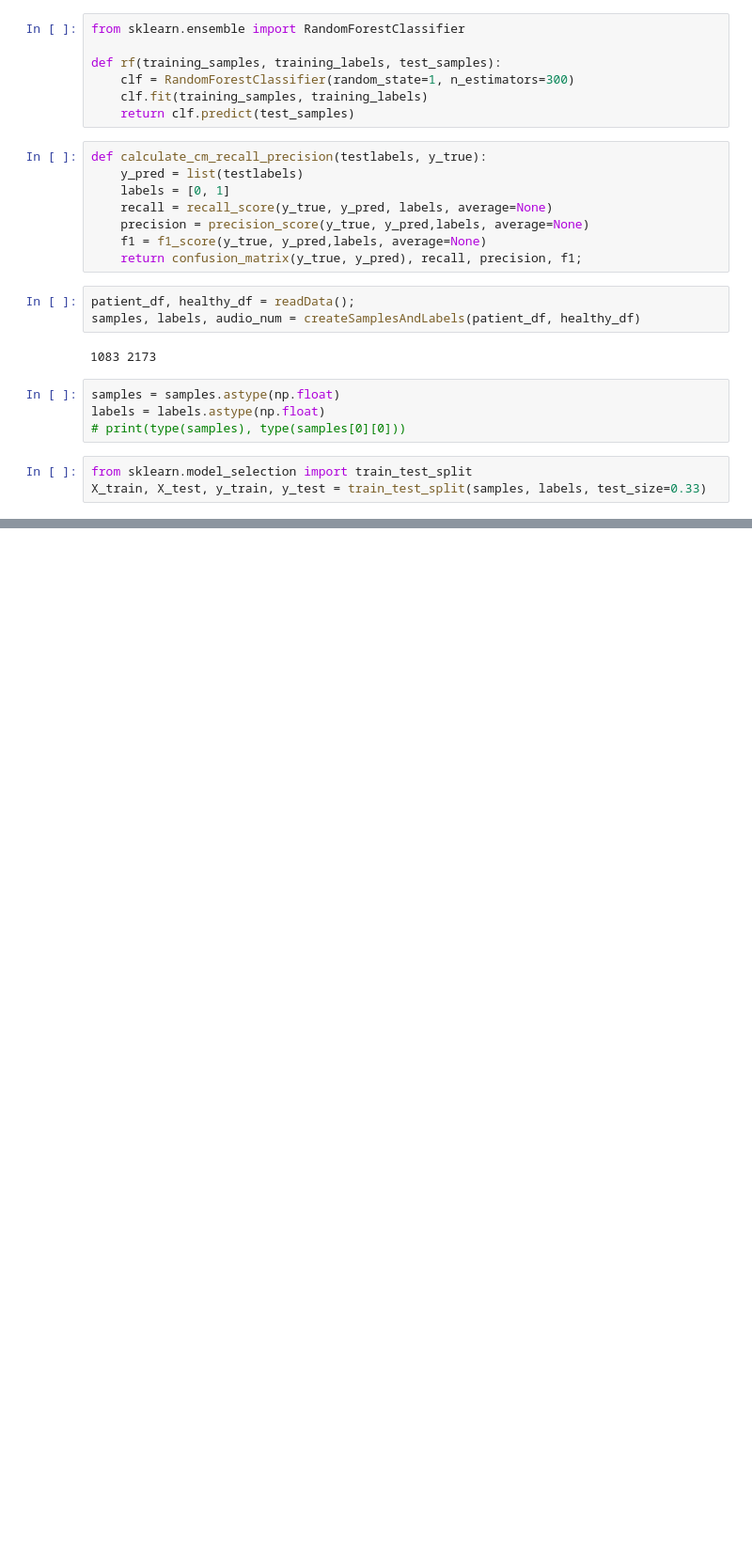
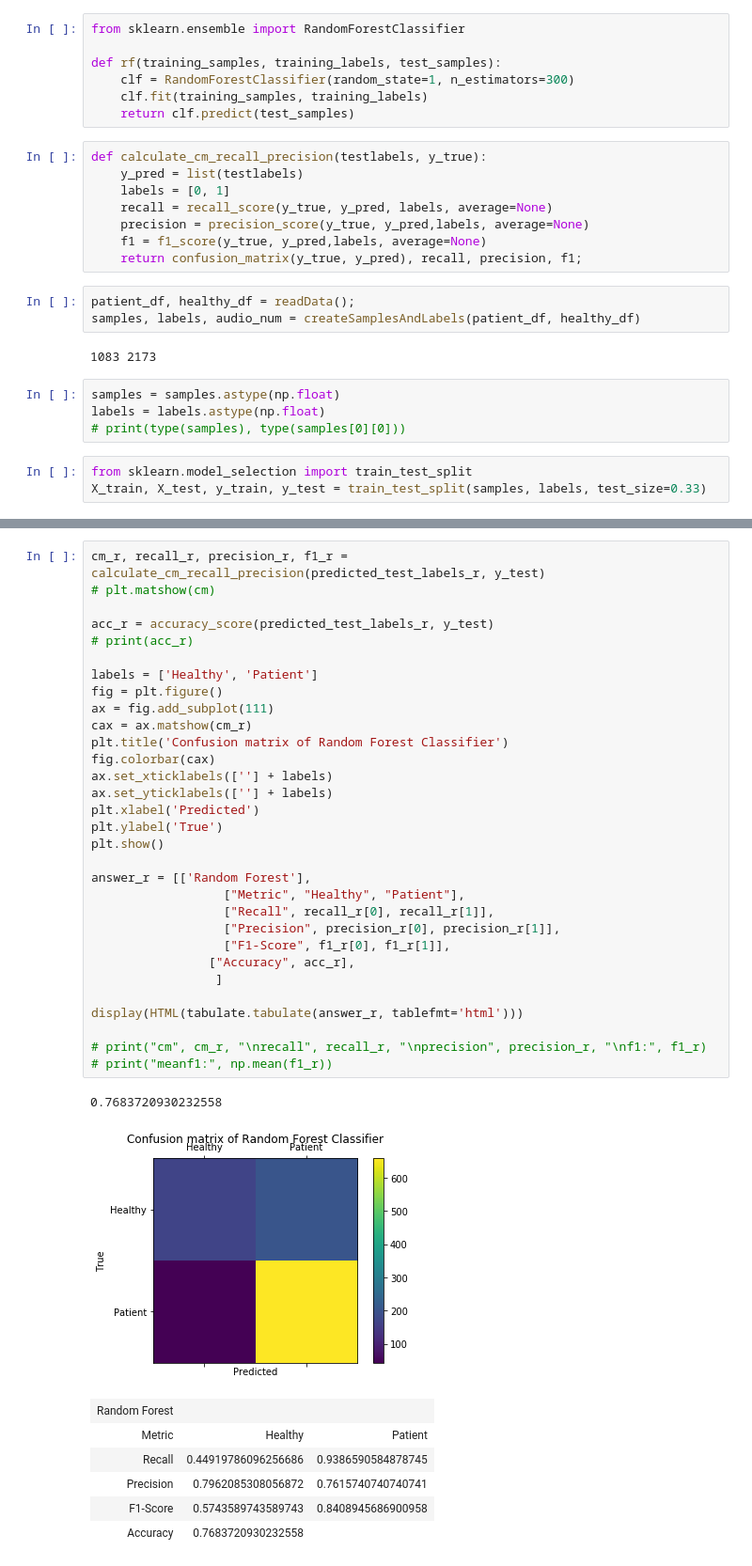
Before and after one commit to hellomasaya/Feature-Extraction-OpenSMILE-pathological-dataset-II, a Jupyter notebook: Feature-Exatraction-OpenSMILE-pathological-dataset-II/mfcc/Cross Validation/train_test_mfcc.ipynb, the cells around one changed output, grey strips where cells are left out. Shown at 94% size. Drawn from its saved outputs; the diff is of its cells as text; blank space fills up the shorter version.

```diff
--- a/Feature-Exatraction-OpenSMILE-pathological-dataset-II/mfcc/Cross Validation/train_test_mfcc.ipynb
+++ b/Feature-Exatraction-OpenSMILE-pathological-dataset-II/mfcc/Cross Validation/train_test_mfcc.ipynb
@@ -103,0 +172,40 @@ meanf1: 0.7319526669373856
+# %%
+cm_r, recall_r, precision_r, f1_r = calculate_cm_recall_precision(predicted_test_labels_r, y_test)
+# plt.matshow(cm)
+
+acc_r = accuracy_score(predicted_test_labels_r, y_test)
+# print(acc_r)
+
+labels = ['Healthy', 'Patient']
+fig = plt.figure()
+ax = fig.add_subplot(111)
+cax = ax.matshow(cm_r)
+plt.title('Confusion matrix of Random Forest Classifier')
+fig.colorbar(cax)
+ax.set_xticklabels([''] + labels)
+ax.set_yticklabels([''] + labels)
+plt.xlabel('Predicted')
+plt.ylabel('True')
+plt.show()
+
+answer_r = [['Random Forest'],
+                  ["Metric", "Healthy", "Patient"],
+                  ["Recall", recall_r[0], recall_r[1]],
+                  ["Precision", precision_r[0], precision_r[1]],
+                  ["F1-Score", f1_r[0], f1_r[1]],
+                ["Accuracy", acc_r],
+                 ]
+
+display(HTML(tabulate.tabulate(answer_r, tablefmt='html')))
+
+# print("cm", cm_r, "\nrecall", recall_r, "\nprecision", precision_r, "\nf1:", f1_r)
+# print("meanf1:", np.mean(f1_r))
+# %% [output]
+0.7683720930232558
+[figure, added]
+| Random Forest |  |  |
+| Metric | Healthy | Patient |
+| Recall | 0.44919786096256686 | 0.9386590584878745 |
+| Precision | 0.7962085308056872 | 0.7615740740740741 |
+| F1-Score | 0.5743589743589743 | 0.8408945686900958 |
+| Accuracy | 0.7683720930232558 |  |
```
Also changed, not shown: parts of 8 cells of this notebook.
